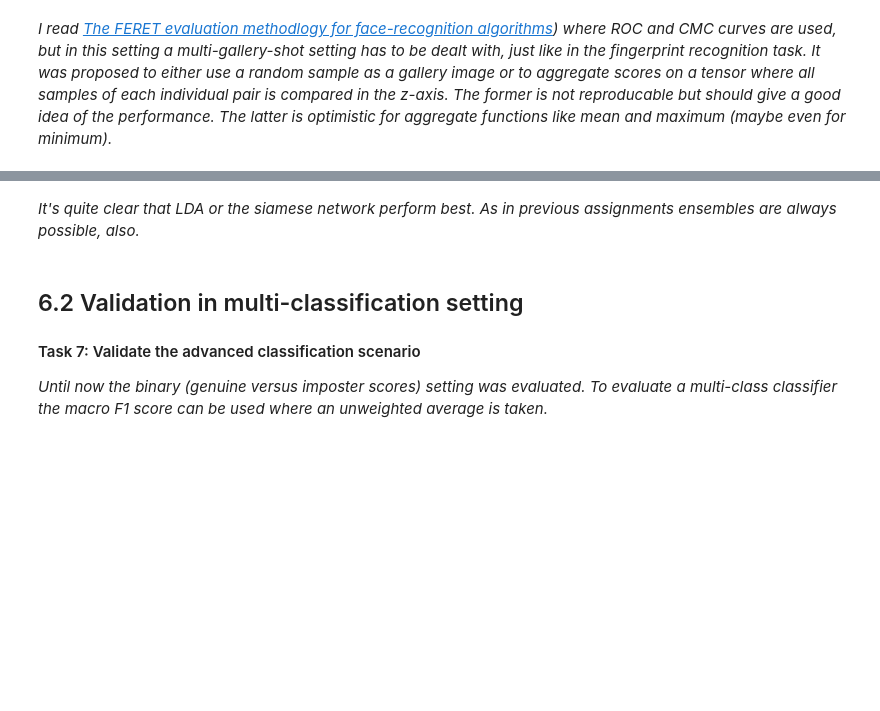
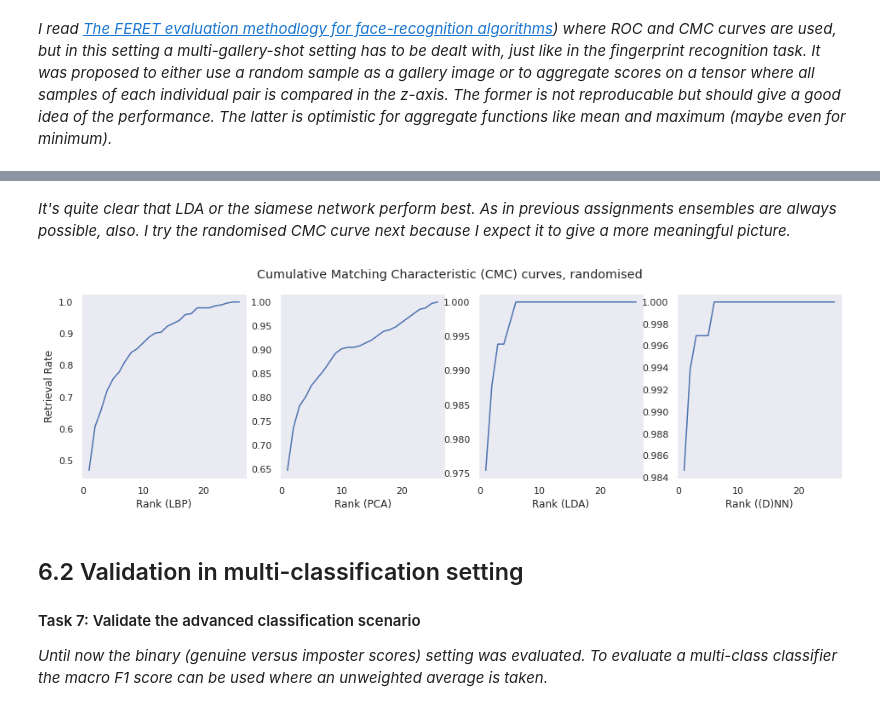
Before and after one commit to BrunoVandekerkhove/biometric-systems, a Jupyter notebook: face_recognition/facial_recognition.ipynb, the cells around one changed output, grey strips where cells are left out. Cells and saved outputs as stored; diff of their text form; code cells hidden in the pictures; blank space fills up the shorter version.

```diff
--- a/face_recognition/facial_recognition.ipynb
+++ b/face_recognition/facial_recognition.ipynb
@@ -731,5 +830,42 @@ plt.show()
 # %% [markdown]
-*It's quite clear that LDA or the siamese network perform best. As in previous assignments ensembles are always possible, also.*
+*It's quite clear that LDA or the siamese network perform best. As in previous assignments ensembles are always possible, also. I try the randomised CMC curve next because I expect it to give a more meaningful picture.*
+# %%
+import random
+def random_CMC(strategy, n_ranks=26, training=True):
+    """CMC curve calculation with random galleries."""
+    embeddings = strategy.describe(strategy.x_train) if strategy.embeddings is None else strategy.embeddings
+    embeddings_test = strategy.embeddings if training == True else strategy.describe(strategy.x_test)
+    input_labels = strategy.y_train if training == True else strategy.y_test
+    uniques = list(set(strategy.y_train))
+    gallery_elements = [[i for i in range(len(strategy.y_train)) if strategy.y_train[i] == l] for l in uniques]
+    cmc = [0] * n_ranks
+    for (i,e) in zip(range(len(embeddings_test)),embeddings_test):
+      label_idx = input_labels[i]
+      gallery = [random.choice(els) for els in gallery_elements]
+      if training == True:
+        while gallery[label_idx] == i:
+          gallery[label_idx] = random.choice(gallery_elements[label_idx])
+      distances = [strategy.distance(e,embeddings[x]) for x in gallery]
+      rank = np.argsort(np.argsort(distances))[label_idx] # it's distances now, not similarities!
+      if rank < n_ranks:
+        cmc[rank] += 1
+    return np.cumsum(cmc) / len(embeddings_test)
+
+
+# Visualise
+considered_strategies = strategies#[2:]
+center_plots()
+figure, axes = plt.subplots(ncols=len(considered_strategies), figsize=(16,4))
+figure.suptitle('Cumulative Matching Characteristic (CMC) curves, randomised')
+for (i,strategy) in zip(range(len(considered_strategies)),considered_strategies):
+  cmc = random_CMC(strategy, n_ranks=26)
+  axes[i].plot(list(range(1, len(cmc) + 1)), cmc)
+  if i == 0:
+    axes[i].set(ylabel='Retrieval Rate')
+  axes[i].set(xlabel='Rank (' + strategy.name + ')')
+plt.show()
+# %% [output]
+[figure, added]
 # %% [markdown]
 ## 6.2 Validation in multi-classification setting
 
```
Also changed, not shown: parts of 14 cells of this notebook.
